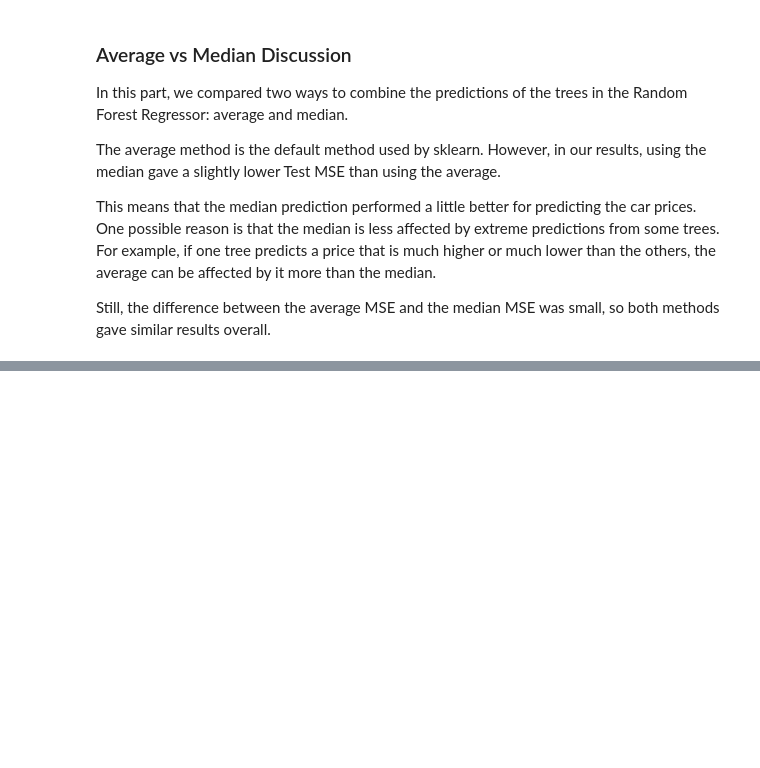
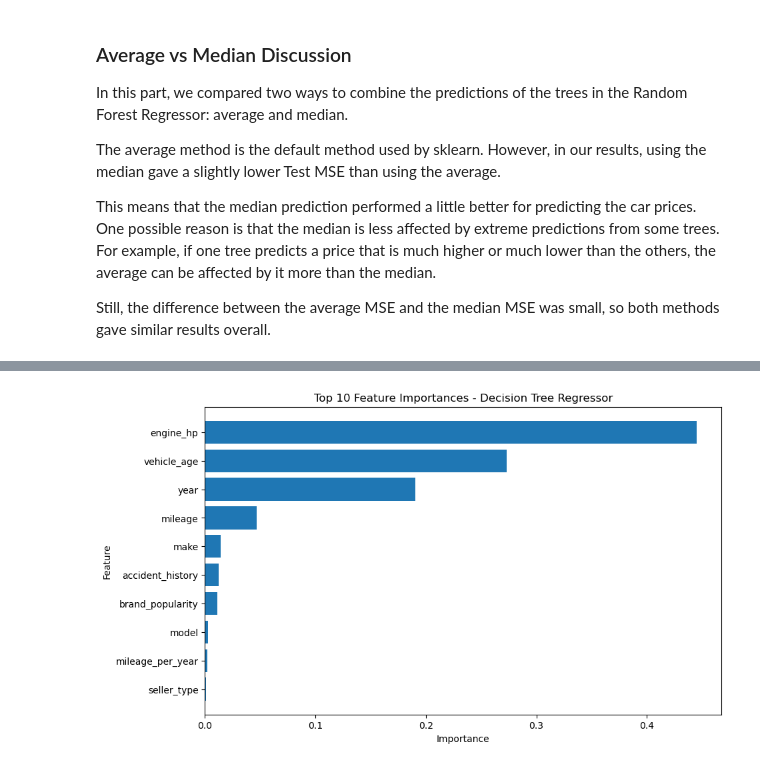
Before and after one commit to malak-re3/MACHINE-LEARNING-EX1, a Jupyter notebook: assignment1 (2).ipynb, the cells around one changed output, grey strips where cells are left out. Saved outputs shown, nothing was run; the diff lists cells and outputs as text; code cells hidden in the pictures; blank space fills up the shorter version.

```diff
--- a/assignment1 (2).ipynb
+++ b/assignment1 (2).ipynb
@@ -1554,0 +1652,13 @@ Still, the difference between the average MSE and the median MSE was small, so b
+# %%
+# -----------------------------
+# Feature Importance - Decision Tree Regressor
+# -----------------------------
+
+dt_importances = sklearn_dt_regressor.feature_importances_
+
+dt_feature_importance = pd.DataFrame({
+    "Feature": feature_names,
+    "Importance": dt_importances
+}).sort_values(by="Importance", ascending=False)
+
+dt_feature_importance.head(10)
@@ -1554,0 +1677,15 @@ Still, the difference between the average MSE and the median MSE was small, so b
+# %%
+plt.figure(figsize=(10, 6))
+
+top_dt_features = dt_feature_importance.head(10)
+
+plt.barh(top_dt_features["Feature"], top_dt_features["Importance"])
+plt.gca().invert_yaxis()
+
+plt.title("Top 10 Feature Importances - Decision Tree Regressor")
+plt.xlabel("Importance")
+plt.ylabel("Feature")
+
+plt.show()
+# %% [output]
+[figure, added]
```
Also changed, not shown: parts of 9 cells of this notebook.
